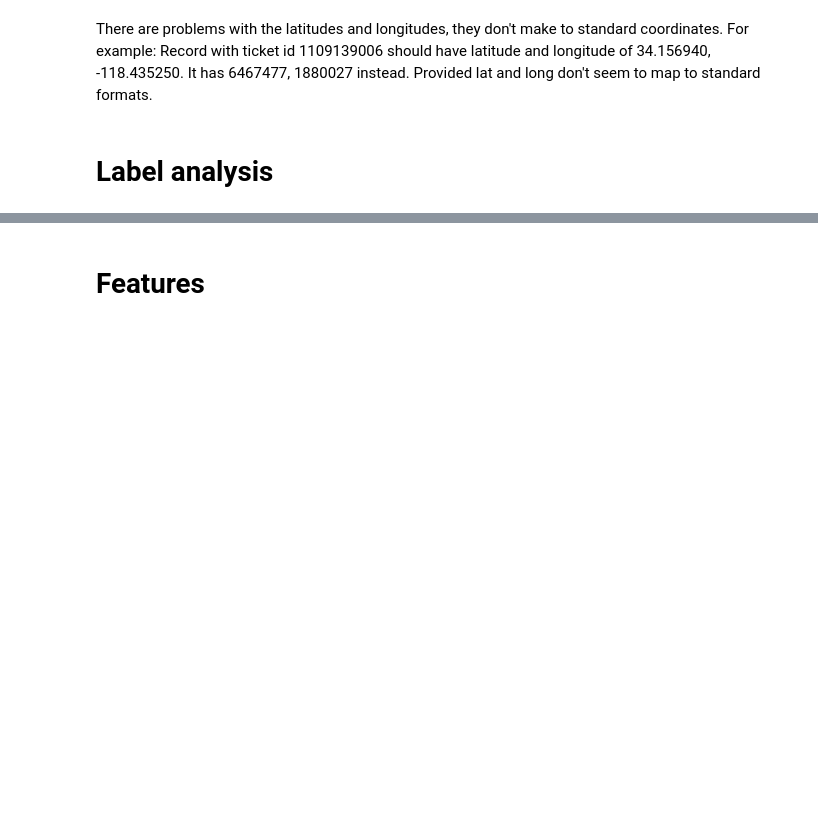
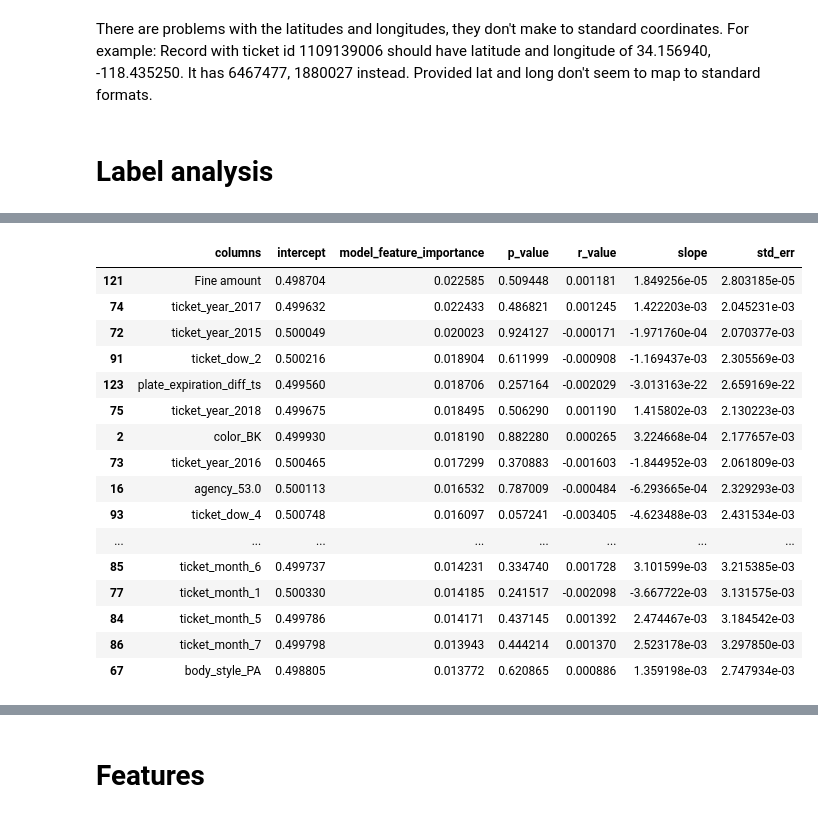
Before and after one commit to tristan00/traffic_citations, a Jupyter notebook: Assessment1.ipynb, the cells around one changed output, grey strips where cells are left out. Saved outputs shown, nothing was run; the diff lists cells and outputs as text; code cells hidden in the pictures; blank space fills up the shorter version.

```diff
--- a/Assessment1.ipynb
+++ b/Assessment1.ipynb
@@ -82,5 +80,23 @@ FileNotFoundError: [Errno 2] File b'feature_analysis.csv' does not exist: b'feat
 # %%
-df_features.sort_values('model_feature_importance', ascending = False)
+df_features.sort_values('model_feature_importance', ascending = False)[:20]
+# %% [output]
+|  | columns | intercept | model_feature_importance | p_value | r_value | slope | std_err |
+| 121 | Fine amount | 0.498704 | 0.022585 | 0.509448 | 0.001181 | 1.849256e-05 | 2.803185e-05 |
+| 74 | ticket_year_2017 | 0.499632 | 0.022433 | 0.486821 | 0.001245 | 1.422203e-03 | 2.045231e-03 |
+| 72 | ticket_year_2015 | 0.500049 | 0.020023 | 0.924127 | -0.000171 | -1.971760e-04 | 2.070377e-03 |
+| 91 | ticket_dow_2 | 0.500216 | 0.018904 | 0.611999 | -0.000908 | -1.169437e-03 | 2.305569e-03 |
+| 123 | plate_expiration_diff_ts | 0.499560 | 0.018706 | 0.257164 | -0.002029 | -3.013163e-22 | 2.659169e-22 |
+| 75 | ticket_year_2018 | 0.499675 | 0.018495 | 0.506290 | 0.001190 | 1.415802e-03 | 2.130223e-03 |
+| 2 | color_BK | 0.499930 | 0.018190 | 0.882280 | 0.000265 | 3.224668e-04 | 2.177657e-03 |
+| 73 | ticket_year_2016 | 0.500465 | 0.017299 | 0.370883 | -0.001603 | -1.844952e-03 | 2.061809e-03 |
+| 16 | agency_53.0 | 0.500113 | 0.016532 | 0.787009 | -0.000484 | -6.293665e-04 | 2.329293e-03 |
+| 93 | ticket_dow_4 | 0.500748 | 0.016097 | 0.057241 | -0.003405 | -4.623488e-03 | 2.431534e-03 |
+| ... | ... | ... | ... | ... | ... | ... | ... |
+| 85 | ticket_month_6 | 0.499737 | 0.014231 | 0.334740 | 0.001728 | 3.101599e-03 | 3.215385e-03 |
+| 77 | ticket_month_1 | 0.500330 | 0.014185 | 0.241517 | -0.002098 | -3.667722e-03 | 3.131575e-03 |
+| 84 | ticket_month_5 | 0.499786 | 0.014171 | 0.437145 | 0.001392 | 2.474467e-03 | 3.184542e-03 |
+| 86 | ticket_month_7 | 0.499798 | 0.013943 | 0.444214 | 0.001370 | 2.523178e-03 | 3.297850e-03 |
+| 67 | body_style_PA | 0.498805 | 0.013772 | 0.620865 | 0.000886 | 1.359198e-03 | 2.747934e-03 |
 # %%
 df_labels = pd.read_csv('label_analysis.csv')
 df_labels = df_labels[df_labels['Make'].isin(top_25_makes)]
```
Also changed, not shown: parts of 21 cells of this notebook, 2 other files.
